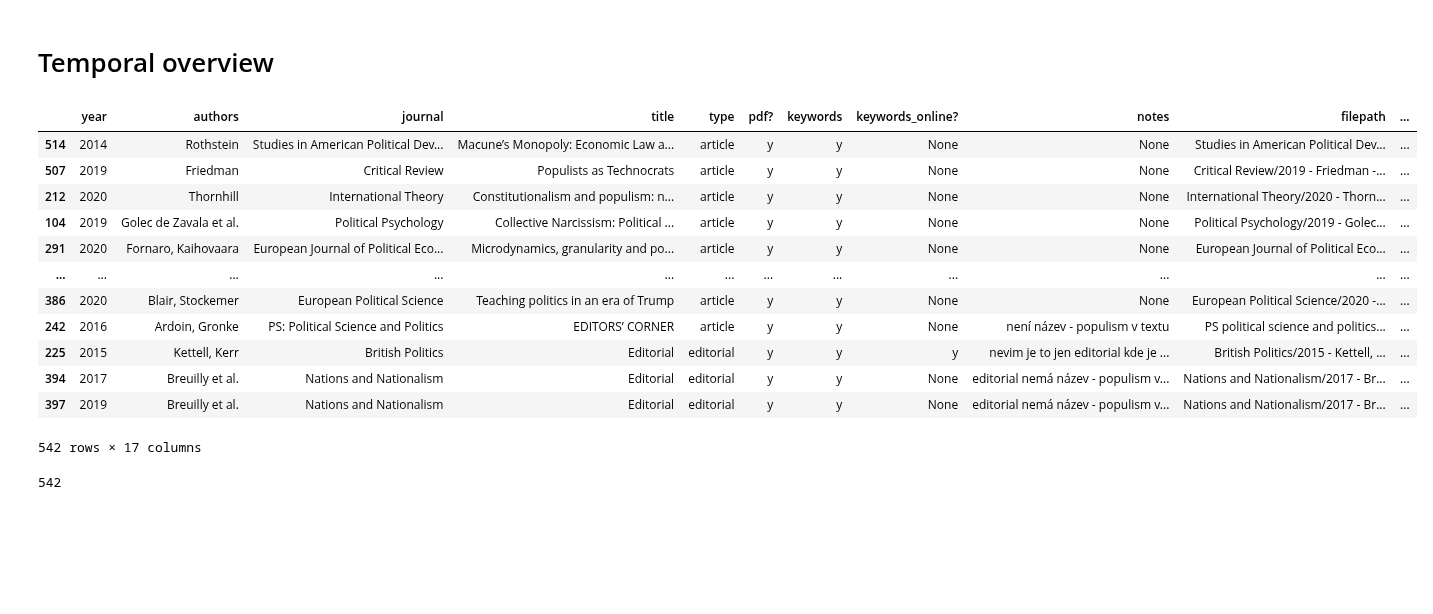
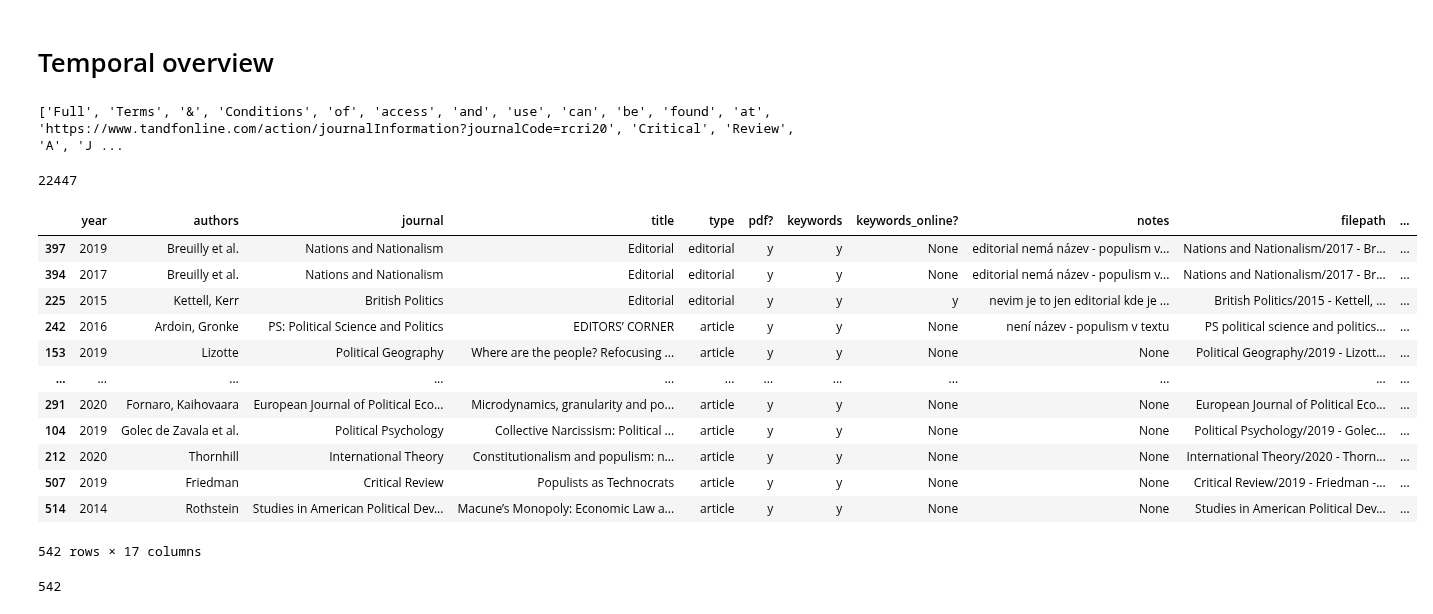
Before and after one commit to CCS-ZCU/pop, a Jupyter notebook: scripts/5_exploring_trends.ipynb, the cells around one changed output. Saved outputs shown, nothing was run; the diff lists cells and outputs as text; code cells hidden in the pictures; blank space fills up the shorter version.

```diff
--- a/scripts/5_exploring_trends.ipynb
+++ b/scripts/5_exploring_trends.ipynb
@@ -264,7 +264,6 @@ articles_metadata.head(20)
 # %%
 pop_id = 99
 # %%
-
 def get_split_text(pop_id):
     path = "../data/large_data/articles_filteredtexts/"
     filename = "filteredtext_pop_id_{}.txt".format(str(pop_id))
@@ -277,24 +276,32 @@ def get_len(pop_id):
     filename = "filteredtext_pop_id_{}.txt".format(str(pop_id))
     with open(path + filename, "r") as f:
         filteredtext = f.read()
-    return len(filteredtext)
+    return len(filteredtext.split())
+# %%
+print(get_split_text(507))
+# %% [output]
+['Full', 'Terms', '&', 'Conditions', 'of', 'access', 'and', 'use', 'can', 'be', 'found', 'at', 'https://www.tandfonline.com/action/journalInformation?journalCode=rcri20', 'Critical', 'Review', 'A', 'J ...
+# %%
+len(get_split_text(507))
+# %% [output]
+22447
 # %%
 articles_metadata["wordcount"] = articles_metadata["pop_id"].apply(get_len)
 # %%
-articles_metadata.sort_values("wordcount", ascending=False)
+articles_metadata.sort_values("wordcount")
 # %% [output]
 |  | year | authors | journal | title | type | pdf? | keywords | keywords_online? | notes | filepath | ... |
+| 397 | 2019 | Breuilly et al. | Nations and Nationalism | Editorial | editorial | y | y | None | editorial nemá název - populism v... | Nations and Nationalism/2017 - Br... | ... |
+| 394 | 2017 | Breuilly et al. | Nations and Nationalism | Editorial | editorial | y | y | None | editorial nemá název - populism v... | Nations and Nationalism/2017 - Br... | ... |
+| 225 | 2015 | Kettell, Kerr | British Politics | Editorial | editorial | y | y | y | nevim je to jen editorial kde je ... | British Politics/2015 - Kettell, ... | ... |
+| 242 | 2016 | Ardoin, Gronke | PS: Political Science and Politics | EDITORS’ CORNER | article | y | y | None | není název - populism v textu | PS political science and politics... | ... |
+| 153 | 2019 | Lizotte | Political Geography | Where are the people? Refocusing ... | article | y | y | None | None | Political Geography/2019 - Lizott... | ... |
+| ... | ... | ... | ... | ... | ... | ... | ... | ... | ... | ... | ... |
+| 291 | 2020 | Fornaro, Kaihovaara | European Journal of Political Eco... | Microdynamics, granularity and po... | article | y | y | None | None | European Journal of Political Eco... | ... |
+| 104 | 2019 | Golec de Zavala et al. | Political Psychology | Collective Narcissism: Political ... | article | y | y | None | None | Political Psychology/2019 - Golec... | ... |
+| 212 | 2020 | Thornhill | International Theory | Constitutionalism and populism: n... | article | y | y | None | None | International Theory/2020 - Thorn... | ... |
+| 507 | 2019 | Friedman | Critical Review | Populists as Technocrats | article | y | y | None | None | Critical Review/2019 - Friedman -... | ... |
 | 514 | 2014 | Rothstein | Studies in American Political Dev... | Macune’s Monopoly: Economic Law a... | article | y | y | None | None | Studies in American Political Dev... | ... |
-| 507 | 2019 | Friedman | Critical Review | Populists as Technocrats | article | y | y | None | None | Critical Review/2019 - Friedman -... | ... |
-| 212 | 2020 | Thornhill | International Theory | Constitutionalism and populism: n... | article | y | y | None | None | International Theory/2020 - Thorn... | ... |
-| 104 | 2019 | Golec de Zavala et al. | Political Psychology | Collective Narcissism: Political ... | article | y | y | None | None | Political Psychology/2019 - Golec... | ... |
-| 291 | 2020 | Fornaro, Kaihovaara | European Journal of Political Eco... | Microdynamics, granularity and po... | article | y | y | None | None | European Journal of Political Eco... | ... |
-| ... | ... | ... | ... | ... | ... | ... | ... | ... | ... | ... | ... |
-| 386 | 2020 | Blair, Stockemer | European Political Science | Teaching politics in an era of Trump | article | y | y | None | None | European Political Science/2020 -... | ... |
-| 242 | 2016 | Ardoin, Gronke | PS: Political Science and Politics | EDITORS’ CORNER | article | y | y | None | není název - populism v textu | PS political science and politics... | ... |
-| 225 | 2015 | Kettell, Kerr | British Politics | Editorial | editorial | y | y | y | nevim je to jen editorial kde je ... | British Politics/2015 - Kettell, ... | ... |
-| 394 | 2017 | Breuilly et al. | Nations and Nationalism | Editorial | editorial | y | y | None | editorial nemá název - populism v... | Nations and Nationalism/2017 - Br... | ... |
-| 397 | 2019 | Breuilly et al. | Nations and Nationalism | Editorial | editorial | y | y | None | editorial nemá název - populism v... | Nations and Nationalism/2017 - Br... | ... |
 542 rows × 17 columns
 # %%
 len(articles_metadata)
```
Also changed, not shown: 6 other files.
